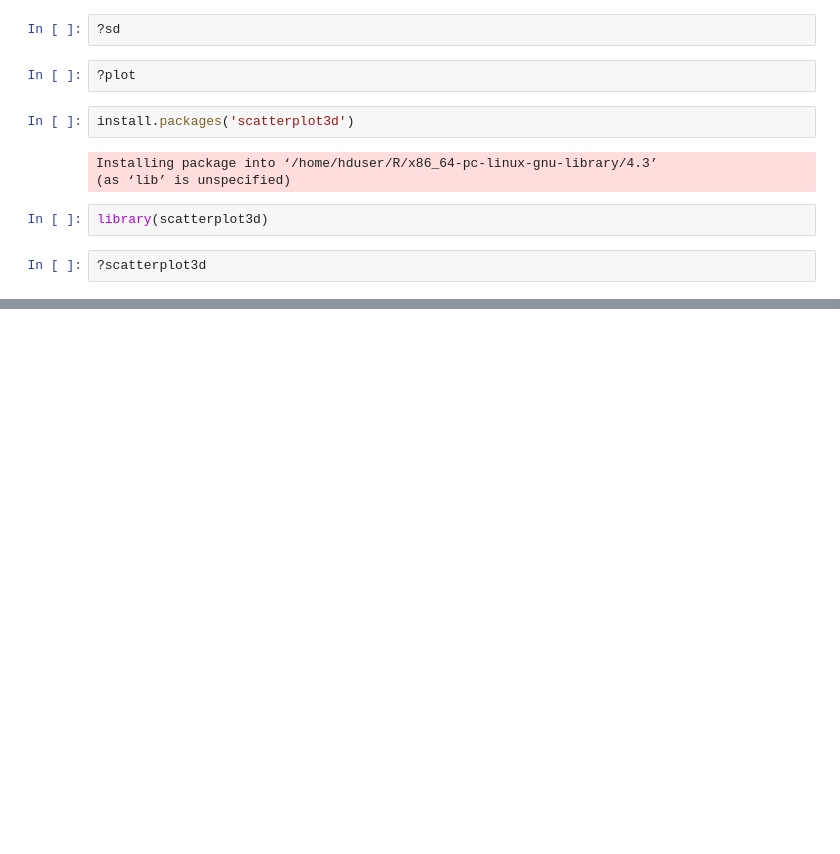
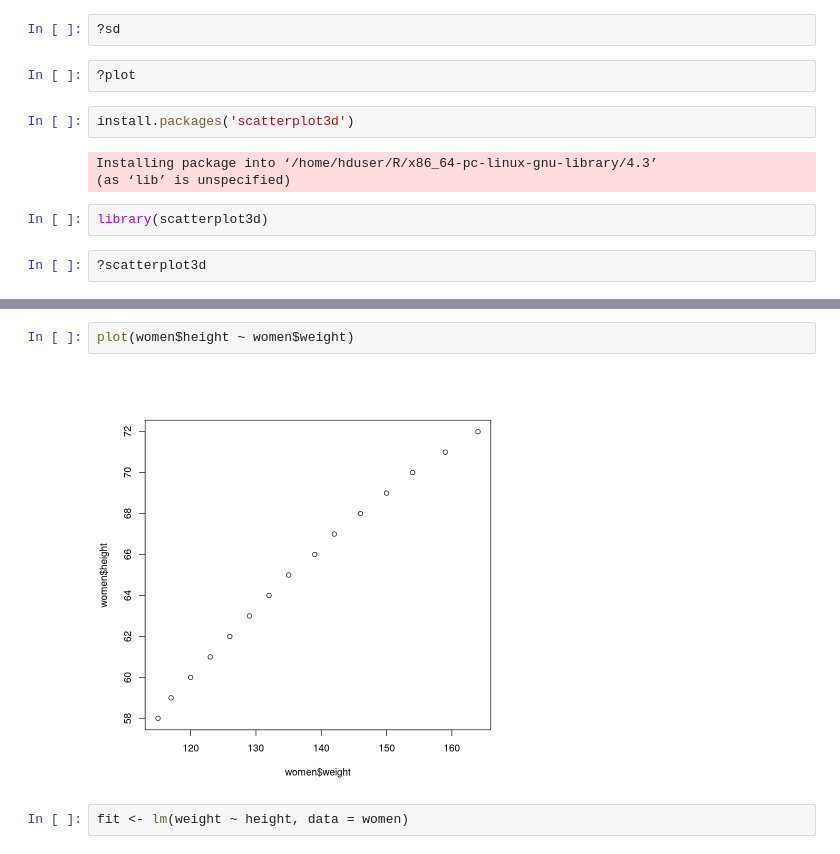
Before and after one commit to alecfei/R-learning, a Jupyter notebook: practice.ipynb, the cells around one changed output, grey strips where cells are left out. Drawn from its saved outputs; the diff is of its cells as text; blank space fills up the shorter version.

```diff
--- a/practice.ipynb
+++ b/practice.ipynb
@@ -160,0 +176,6 @@ library(scatterplot3d)
+# %%
+plot(women$height ~ women$weight)
+# %% [output]
+[figure, added]
+# %%
+fit <- lm(weight ~ height, data = women)
```
Also changed, not shown: parts of 39 cells of this notebook, 1 other file.
